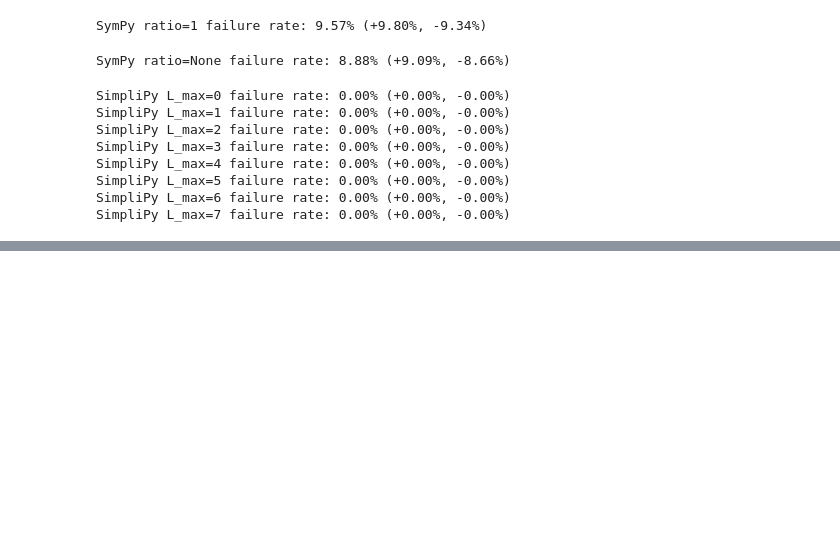
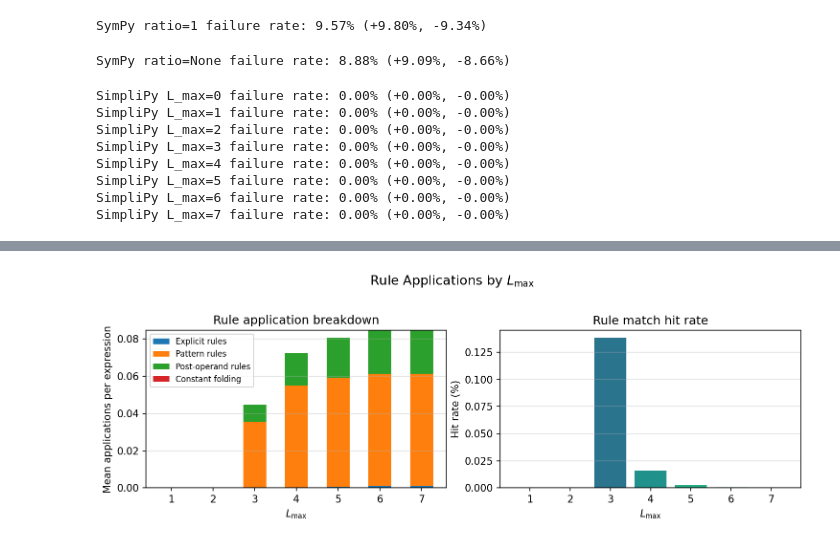
Before and after one commit to psaegert/flash-ansr, a Jupyter notebook: experimental/eval/simplipy.ipynb, the cells around one changed output, grey strips where cells are left out. Saved outputs shown, nothing was run; the diff lists cells and outputs as text; code cells hidden in the pictures; blank space fills up the shorter version.

```diff
--- a/experimental/eval/simplipy.ipynb
+++ b/experimental/eval/simplipy.ipynb
@@ -337,0 +528,46 @@ SimpliPy L_max=7 failure rate: 0.00% (+0.00%, -0.00%)
+# %%
+fig, axes = plt.subplots(1, 2, figsize=(10, 3.5), dpi=150)
+
+# --- 1. Stacked bar: rule application type breakdown ---
+explicit_means = [np.mean([s.explicit_rule_applications for s in all_stats[l]]) for l in L_MAX_VALUES]
+pattern_means = [np.mean([s.pattern_rule_applications for s in all_stats[l]]) for l in L_MAX_VALUES]
+post_op_means = [np.mean([s.post_operand_rule_applications for s in all_stats[l]]) for l in L_MAX_VALUES]
+const_fold_means = [np.mean([s.constant_folding_count for s in all_stats[l]]) for l in L_MAX_VALUES]
+
+x = np.arange(len(L_MAX_VALUES))
+w = 0.55
+b1 = axes[0].bar(x, explicit_means, w, label='Explicit rules')
+b2 = axes[0].bar(x, pattern_means, w, bottom=explicit_means, label='Pattern rules')
+b3 = axes[0].bar(x, post_op_means, w,
+                  bottom=np.array(explicit_means) + np.array(pattern_means),
+                  label='Post-operand rules')
+b4 = axes[0].bar(x, const_fold_means, w,
+                  bottom=np.array(explicit_means) + np.array(pattern_means) + np.array(post_op_means),
+                  label='Constant folding')
+axes[0].set_xlabel('$L_\\text{max}$')
+axes[0].set_ylabel('Mean applications per expression')
+axes[0].set_xticks(x)
+axes[0].set_xticklabels(L_MAX_VALUES)
+axes[0].legend(fontsize=8)
+axes[0].grid(axis='y', alpha=0.4)
+axes[0].set_title('Rule application breakdown')
+
+# --- 2. Match hit rate ---
+hit_rates = []
+for l in L_MAX_VALUES:
+    attempts = sum(s.rule_match_attempts for s in all_stats[l])
+    hits = sum(s.rule_match_hits for s in all_stats[l])
+    hit_rates.append(100 * hits / max(attempts, 1))
+
+axes[1].bar(L_MAX_VALUES, hit_rates, color=colors)
+axes[1].set_xlabel('$L_\\text{max}$')
+axes[1].set_ylabel('Hit rate (%)')
+axes[1].set_xticks(L_MAX_VALUES)
+axes[1].grid(axis='y', alpha=0.4)
+axes[1].set_title('Rule match hit rate')
+
+fig.suptitle('Rule Applications by $L_\\text{max}$', fontsize=13, y=1.02)
+fig.tight_layout()
+plt.show()
+# %% [output]
+[figure, added]
```
Also changed, not shown: parts of 20 cells of this notebook, 30 other files.
